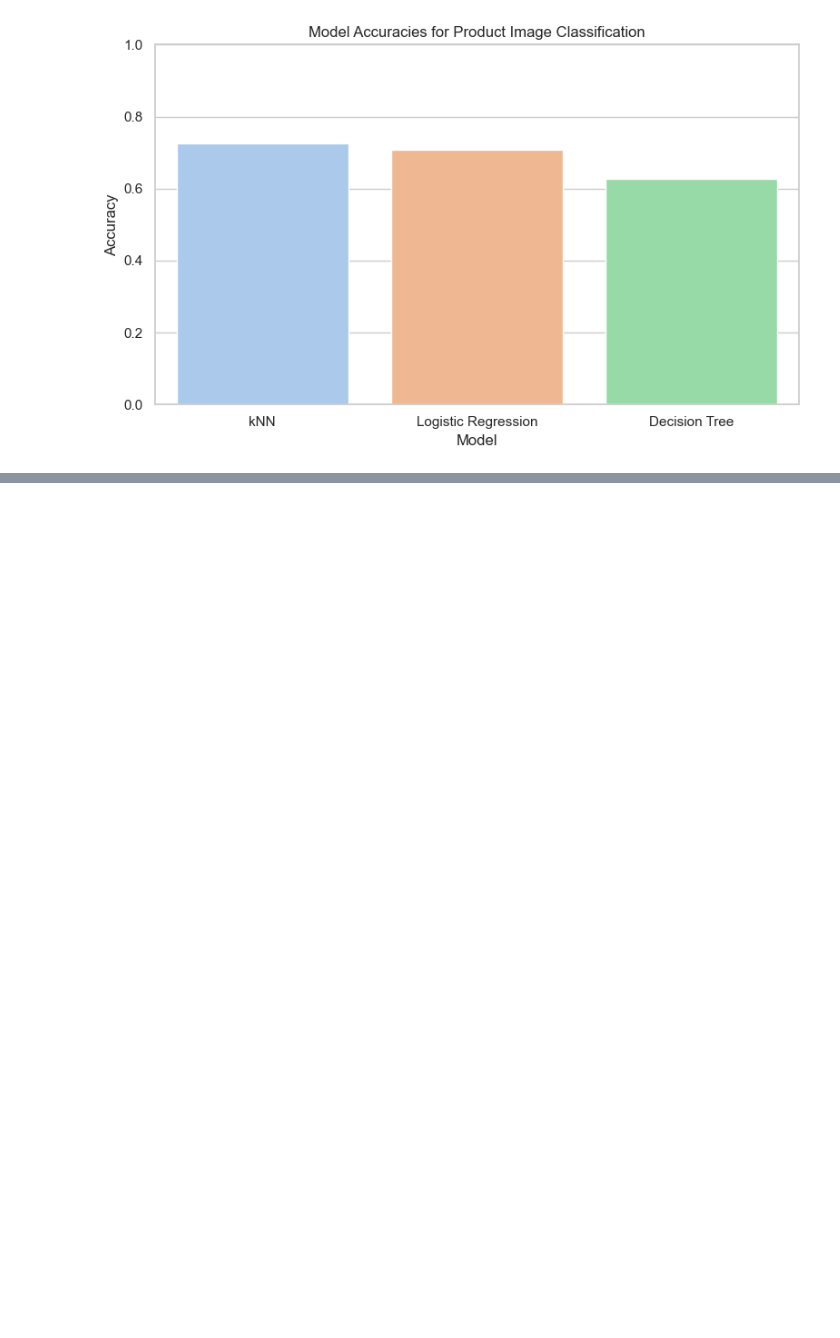
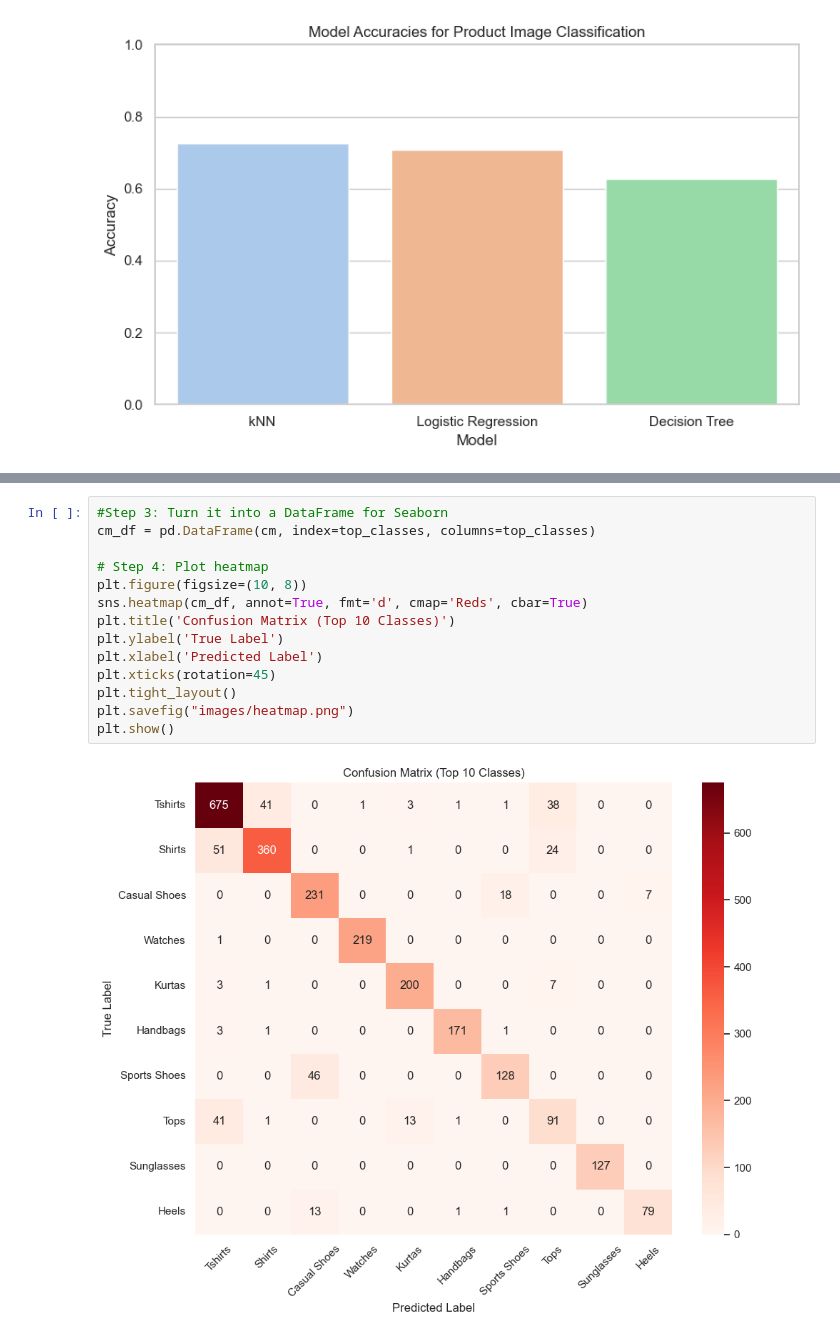
Before and after one commit to lorigreensmith06/AIML_Capstone, a Jupyter notebook: capstone_image_search.ipynb, the cells around one changed output, grey strips where cells are left out. Cells and saved outputs as stored; diff of their text form; blank space fills up the shorter version.

```diff
--- a/capstone_image_search.ipynb
+++ b/capstone_image_search.ipynb
@@ -426,0 +410,16 @@ KeyboardInterrupt:
+# %%
+#Step 3: Turn it into a DataFrame for Seaborn
+cm_df = pd.DataFrame(cm, index=top_classes, columns=top_classes)
+
+# Step 4: Plot heatmap
+plt.figure(figsize=(10, 8))
+sns.heatmap(cm_df, annot=True, fmt='d', cmap='Reds', cbar=True)
+plt.title('Confusion Matrix (Top 10 Classes)')
+plt.ylabel('True Label')
+plt.xlabel('Predicted Label')
+plt.xticks(rotation=45)
+plt.tight_layout()
+plt.savefig("images/heatmap.png")
+plt.show()
+# %% [output]
+[figure, added]
```
Also changed, not shown: parts of 12 cells of this notebook, 3 other files.
